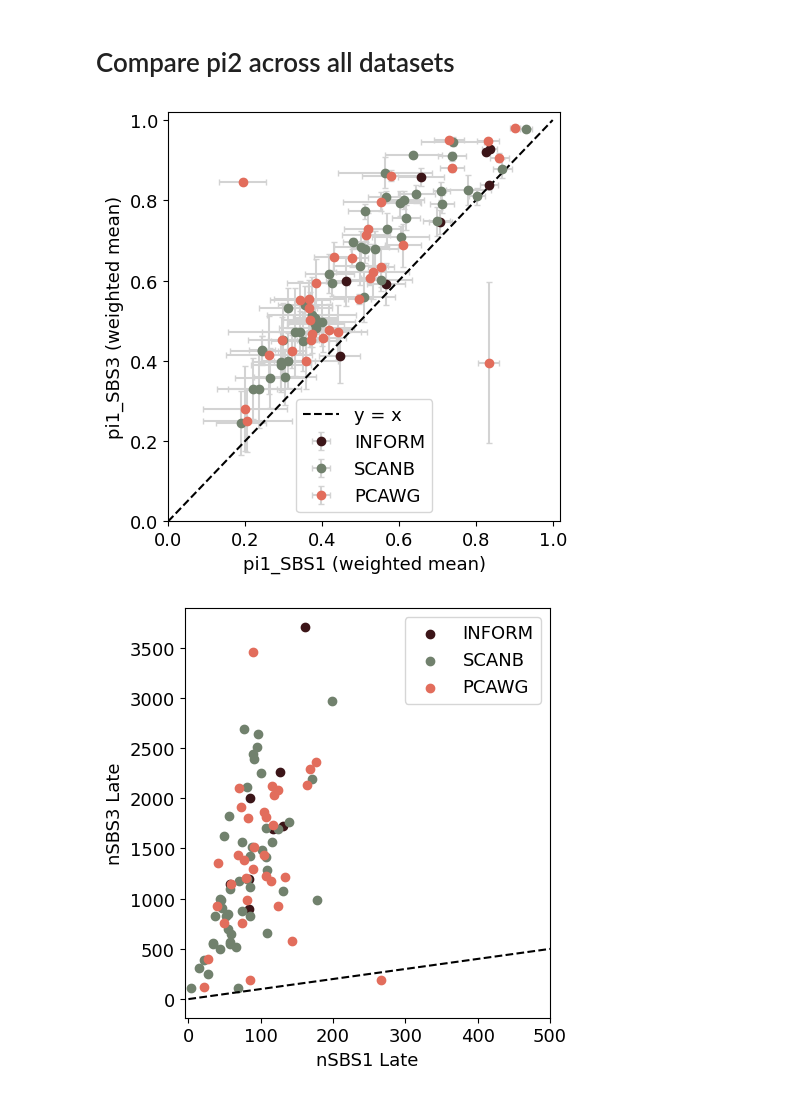
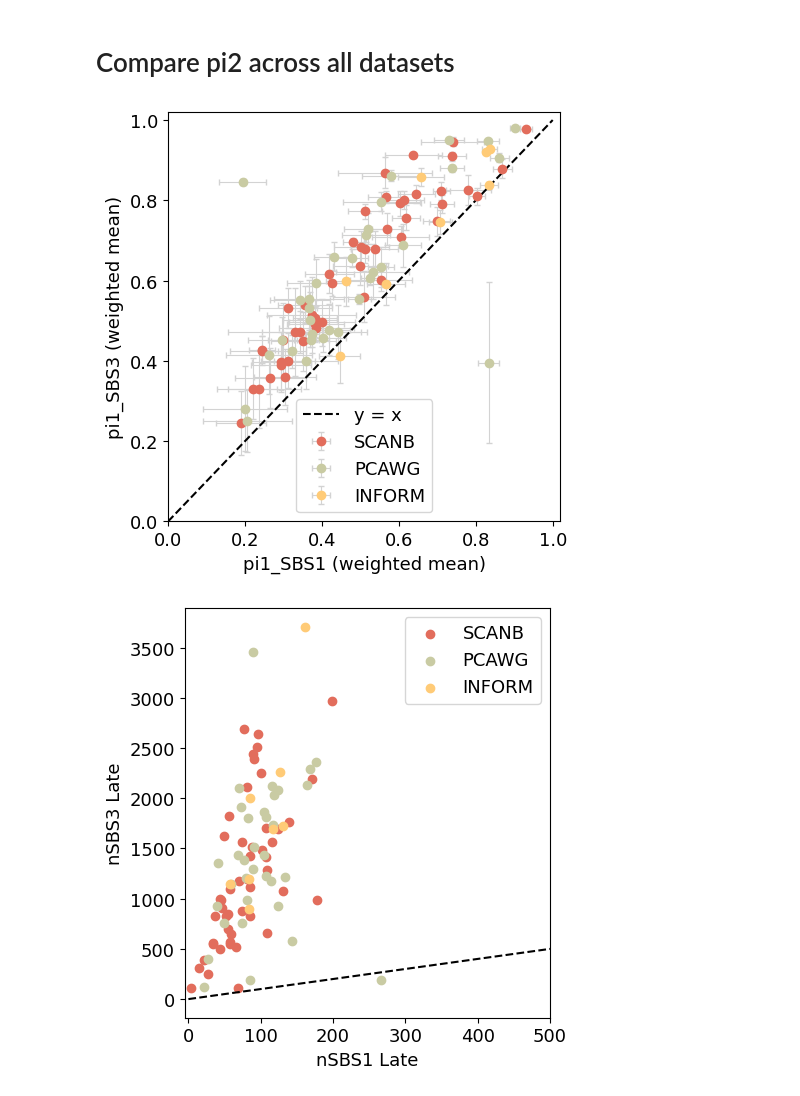
Before and after one commit to michandreop/HRDTimer, a Jupyter notebook: notebooks/paper_figures/Fig1.ipynb, the cells around one changed output. Cells and saved outputs as stored; diff of their text form; code cells hidden in the pictures.

```diff
--- a/notebooks/paper_figures/Fig1.ipynb
+++ b/notebooks/paper_figures/Fig1.ipynb
@@ -115,9 +115,9 @@ In a future version of pandas all arguments of StringMethods.split except for th
 # Compare WGDTime (SBS1 and CpG) across three datasets breast
 # %%
 files = {
-    'INFORM': "INFORM_germline_filtered_Breast_WGD_HRD_TimingResults_v9_timing_nboot200.csv",
-    'SCANB': "SCANB_unfiltered_Breast_WGD_HRD_TimingResults_v9_timing_nboot200.csv",
-    'PCAWG': "PCAWG_Breast_WGD_HRD_TimingResults_v9_timing_nboot200.csv"
+    'SCANB': "/Users/michail/HMS Dropbox/Michail Andreopoulos/HRDTimer/data/output/SCANB_unfiltered_Breast_WGD_HRD_TimingResults_v9_timing_nboot200.csv",
+    'PCAWG': "/Users/michail/HMS Dropbox/Michail Andreopoulos/HRDTimer/data/output/PCAWG_Breast_WGD_HRD_TimingResults_timing_nboot200_0001.csv",
+    'INFORM': "/Users/michail/HMS Dropbox/Michail Andreopoulos/HRDTimer/data/output/INFORM_germline_filtered_Breast_WGD_HRD_TimingResults_v9_timing_nboot200.csv"
 }
 
 df_all = pd.concat([
@@ -145,7 +145,7 @@ plt.ylabel("WGDTime (C>TpG)")
 plt.title("WGDTime CpG vs SBS1 — All Datasets")
 plt.xlim(0, 1.02), plt.ylim(0, 1.02)
 plt.legend(), plt.tight_layout()
-plt.savefig("AAA_Apr25_plots/All_Cohorts_CpG_vs_SBS1.pdf", format='pdf', bbox_inches='tight')
+#plt.savefig("AAA_Apr25_plots/All_Cohorts_CpG_vs_SBS1.pdf", format='pdf', bbox_inches='tight')
 plt.show()
 # %% [output]
 [figure]
@@ -159,38 +159,38 @@ def weighted_mean_std(values, weights):
     mask = ~np.isnan(values)
     values, weights = values[mask], weights[mask]
     if len(values) == 0: return np.nan, np.nan
     mean = np.sum(values * weights) / np.sum(weights)
     var = np.sum((values - mean)**2 * weights) / np.sum(weights)
     return mean, np.sqrt(var / len(values))
 
 records = []
 for label, f in files.items():
     df = pd.read_csv(f)
     for _, row in df.dropna(subset=['pi1SBS1', 'pi1SBS3', 'N_mut_all']).iterrows():
         w = parse_list(row['N_mut_all'])
         m1, e1 = weighted_mean_std(parse_list(row['pi1SBS1']), w)
         m3, e3 = weighted_mean_std(parse_list(row['pi1SBS3']), w)
         records.append({'Dataset': label, 'SBS1': m1, 'SBS1_err': e1, 'SBS3': m3, 'SBS3_err': e3})
 
 plot_df = pd.DataFrame(records)
 
-colors = {'INFORM': '#3c1518', 'SCANB': '#71816d', 'PCAWG': '#e26d5c'}
-plt.figure(figsize=(5, 5))
+colors = {'SCANB': '#e26d5c', 'PCAWG': '#c9cba3','INFORM': '#ffcb77'}
+plt.figure(figsize=(5,5))
 for d in plot_df['Dataset'].unique():
     sub = plot_df[plot_df['Dataset'] == d]
     plt.errorbar(sub['SBS1'], sub['SBS3'], xerr=sub['SBS1_err'], yerr=sub['SBS3_err'],
-                 fmt='o', label=d, color=colors[d], ecolor='lightgrey', capsize=2)
+                 fmt='o', label=d, color=colors[d], ecolor='lightgrey', capsize=2, markersize=6, elinewidth=0.8)
 
 x = np.linspace(0, 1, 100)
 plt.plot(x, x, 'k--', label='y = x')
 plt.xlabel("pi1_SBS1 (weighted mean)")
 plt.ylabel("pi1_SBS3 (weighted mean)")
 plt.xlim(0, 1.02), plt.ylim(0, 1.02)
 plt.legend(), plt.tight_layout()
-plt.savefig("AAA_Apr25_plots/All_Cohorts_pi1SBS3_vs_pi1SBS1.pdf", format='pdf', bbox_inches='tight')
+plt.savefig("/Users/michail/HMS Dropbox/Michail Andreopoulos/HRDTimer/data/output/output_plots/All_Cohorts_pi1SBS3_vs_pi1SBS1.pdf", format='pdf', bbox_inches='tight')
 plt.show()
 # %% [output]
-[figure, old version]
+[figure, new version]
 # %%
 def parse_list(s): return np.array(eval(s, {"nan": np.nan}), dtype=float)
 
@@ -284,6 +285,7 @@ plot_df = pd.DataFrame(records)
 # Plotting
 plt.figure(figsize=(5, 5))
 colors = {'INFORM': '#3c1518', 'SCANB': '#71816d', 'PCAWG': '#e26d5c'}
+colors = {'SCANB': '#e26d5c', 'PCAWG': '#c9cba3','INFORM': '#ffcb77'}
 
 for d in plot_df['Dataset'].unique():
     sub = plot_df[plot_df['Dataset'] == d]
@@ -295,7 +297,7 @@ plt.xlabel("nSBS1 Late")
 plt.ylabel("nSBS3 Late")
 plt.legend()
 plt.tight_layout()
-plt.savefig("AAA_Apr25_plots/All_Cohorts_Late_SBS3_vs_SBS1.pdf", format='pdf', bbox_inches='tight')
+plt.savefig("/Users/michail/HMS Dropbox/Michail Andreopoulos/HRDTimer/data/output/output_plots/All_Cohorts_Late_SBS3_vs_SBS1.pdf", format='pdf', bbox_inches='tight')
 plt.show()
 # %% [output]
-[figure, old version]
+[figure, new version]
```
Also changed, not shown: parts of 7 cells of this notebook, 17 other files.
